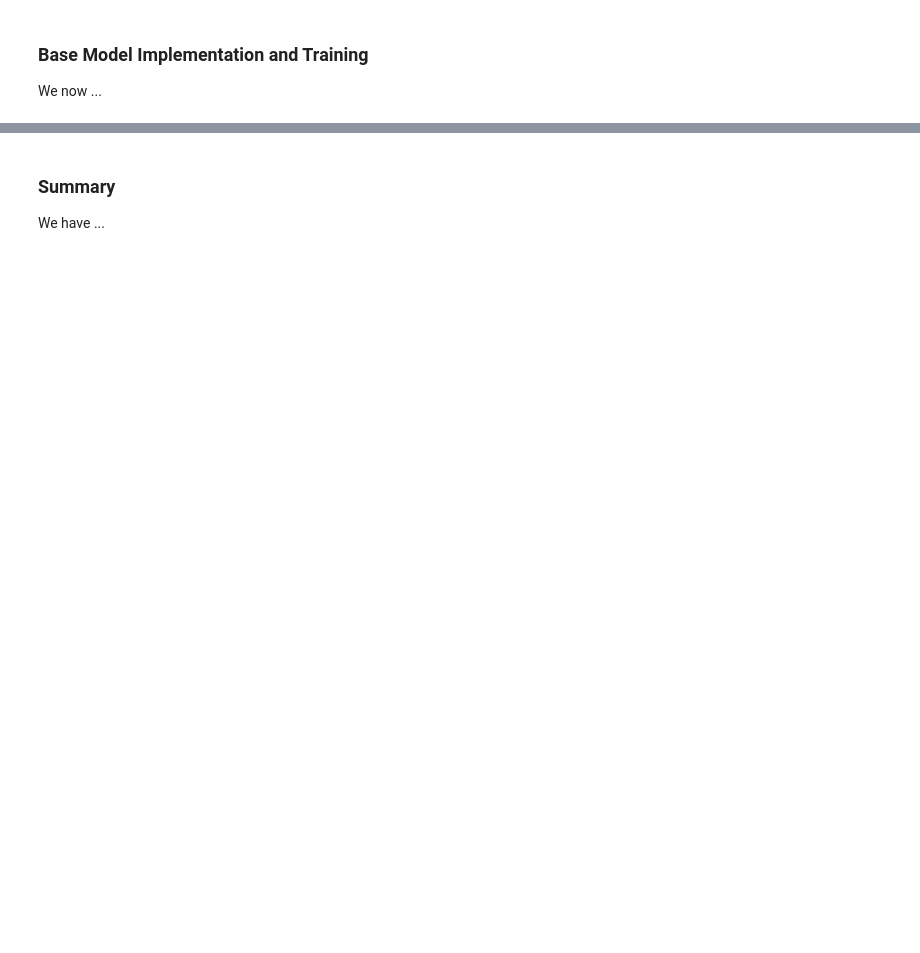
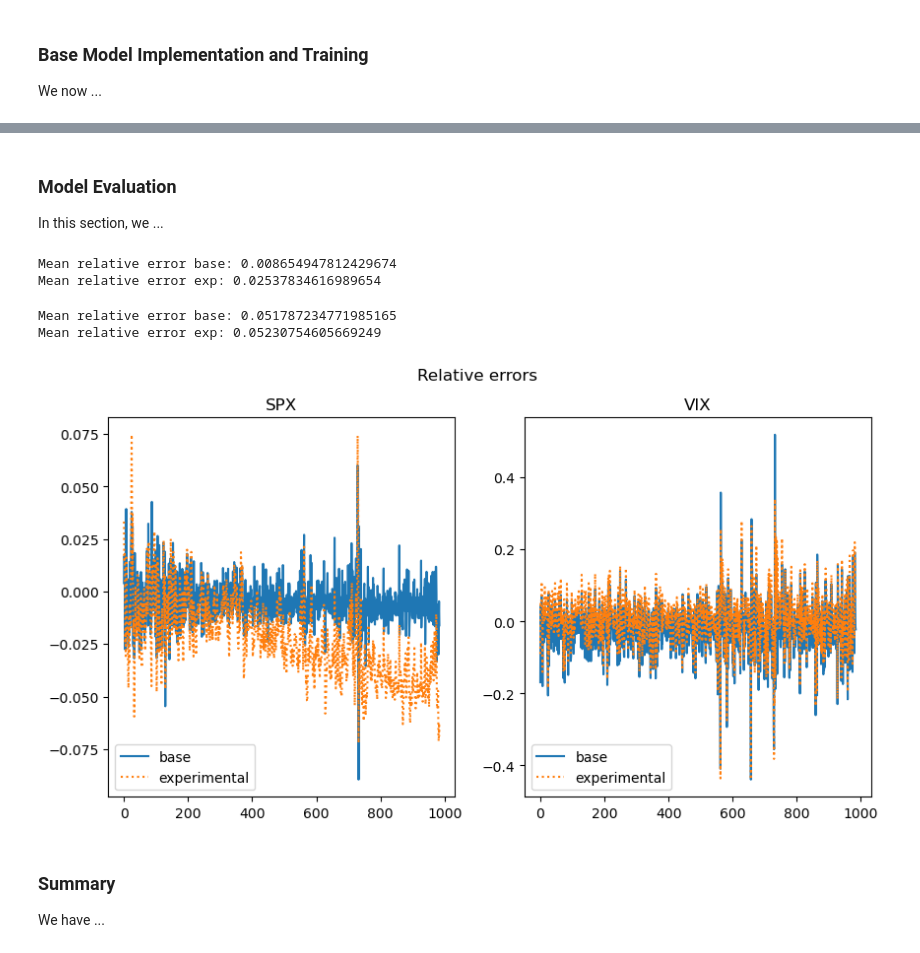
Before and after one commit to agrotz-msai/deep-learning-systems-project, a Jupyter notebook: deep_learning.ipynb, the cells around one changed output, grey strips where cells are left out. Saved outputs shown, nothing was run; the diff lists cells and outputs as text; code cells hidden in the pictures; blank space fills up the shorter version.

```diff
--- a/deep_learning.ipynb
+++ b/deep_learning.ipynb
@@ -118,0 +358,10 @@ In this section, we ...
+# %%
+model_exp_spx = nn.Sequential(
+    nn.Flatten(start_dim=1),
+    nn.Linear(x_train_spx.shape[1]*x_train_spx.shape[2], 128),
+    nn.ReLU(),
+    nn.Linear(128,64),
+    nn.ReLU(),
+    nn.Linear(64, x_train_spx.shape[2])
+).to(device)
+optimizer_exp_spx = optim.Adam(model_exp_spx.parameters(), lr=0.0005)
@@ -118,0 +381,10 @@ In this section, we ...
+# %%
+model_exp_vix = nn.Sequential(
+    nn.Flatten(start_dim=1),
+    nn.Linear(x_train_vix.shape[1]*x_train_vix.shape[2], 128),
+    nn.ReLU(),
+    nn.Linear(128,64),
+    nn.ReLU(),
+    nn.Linear(64, x_train_vix.shape[2])
+).to(device)
+optimizer_exp_vix = optim.Adam(model_exp_vix.parameters(), lr=0.0005)
@@ -119,3 +404,42 @@ In this section, we ...
+# %%
+pred_exp_spx = model_exp_spx.forward(x_test_spx).detach().cpu().numpy()
+pred_exp_spx = np.exp(pred_exp_spx+mean_spx)
+diff_exp_spx = pred_exp_spx-act_spx
+# %%
+pred_exp_vix = model_exp_vix.forward(x_test_vix).detach().cpu().numpy()
+pred_exp_vix = np.exp(pred_exp_vix+mean_vix)
+diff_exp_vix = pred_exp_vix-act_vix
+# %% [markdown]
+<a id='eval'></a>
+### Model Evaluation
+
+In this section, we ...
+# %%
+print(f'Mean relative error base: {np.mean(np.abs(pred_base_spx/act_spx-1))}')
+print(f'Mean relative error exp: {np.mean(np.abs(pred_exp_spx/act_spx-1))}')
+# %% [output]
+Mean relative error base: 0.008654947812429674
+Mean relative error exp: 0.02537834616989654
+# %%
+print(f'Mean relative error base: {np.mean(np.abs(pred_base_vix/act_vix-1))}')
+print(f'Mean relative error exp: {np.mean(np.abs(pred_exp_vix/act_vix-1))}')
+# %% [output]
+Mean relative error base: 0.051787234771985165
+Mean relative error exp: 0.05230754605669249
+# %%
+fig, ax = plt.subplots(1, 2, figsize=(10, 5))
+fig.suptitle('Relative errors')
+ax[0].plot(diff_base_spx/act_spx, label="base")
+ax[0].plot(diff_exp_spx/act_spx,linestyle='dotted', label="experimental")
+ax[1].plot(diff_base_vix/act_vix, label="base")
+ax[1].plot(diff_exp_vix/act_vix,linestyle='dotted', label="experimental")
+ax[0].set(title='SPX')
+ax[1].set(title='VIX')
+ax[0].legend(loc="lower left")
+ax[1].legend(loc="lower left")
+plt.show()
+# %% [output]
+[figure, added]
 # %% [markdown]
 <a id='summary'></a>
 ### Summary
```
Also changed, not shown: parts of 43 cells of this notebook, 2 other files.
